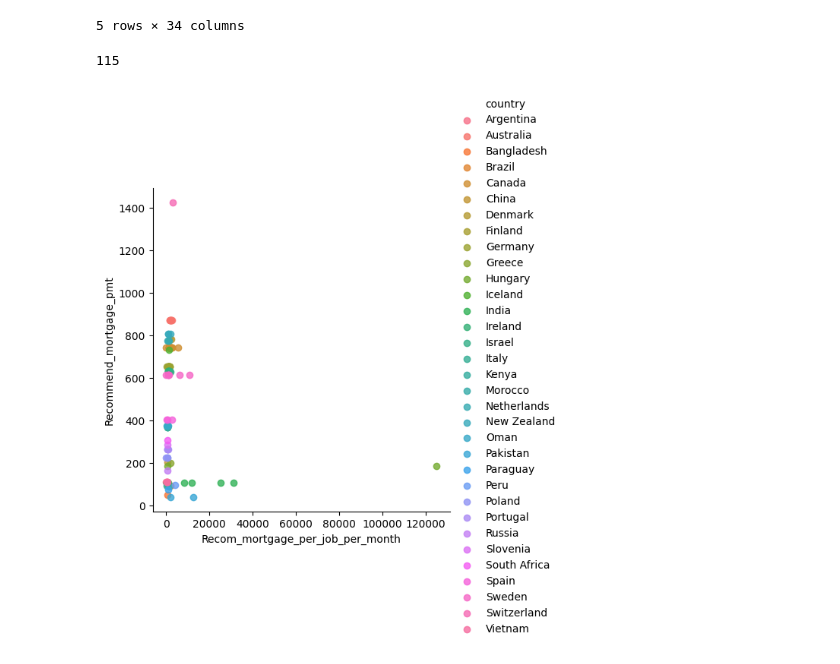
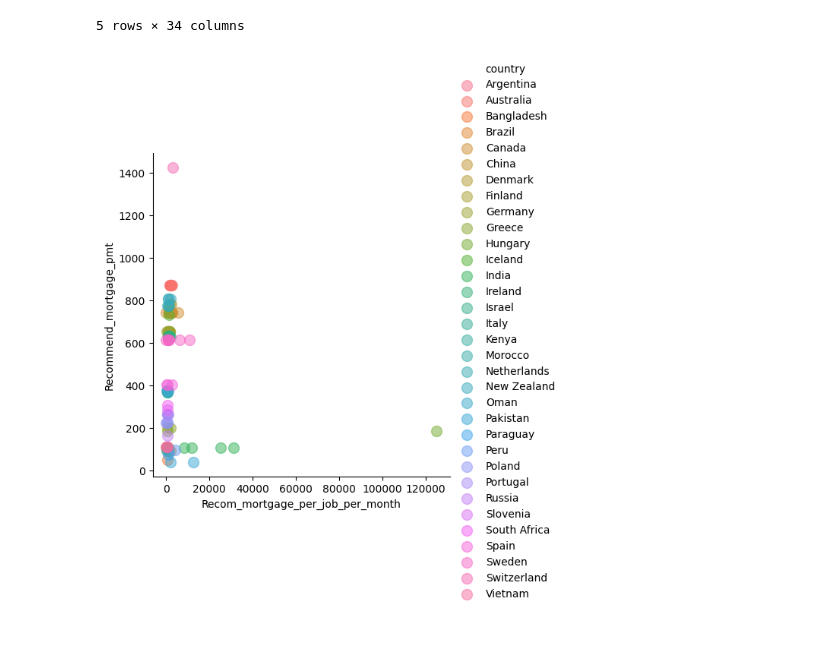
Before and after one commit to ChloeL6/Independent-Cost-of-living, a Jupyter notebook: chloe.ipynb, the cells around one changed output. Drawn from its saved outputs; the diff is of its cells as text; code cells hidden in the pictures.

```diff
--- a/chloe.ipynb
+++ b/chloe.ipynb
@@ -180,7 +202,3 @@ filter_software.head(5)
 | 5 | 6 | 23232413 | Oceania | Australia | AUS | 1189000.0 | MULTIPOLYGON (((147.68926 -40.808... | 4023.30 | ... |
 | 6 | 6 | 23232413 | Oceania | Australia | AUS | 1189000.0 | MULTIPOLYGON (((147.68926 -40.808... | 4023.30 | ... |
 5 rows × 34 columns
-# %%
-filter_software['Recommend_mortgage_pmt'].count()
-# %% [output]
-115
@@ -189,11 +205,12 @@ f
 # %%
 #use hue argument to provide a factor variable
 
 sns.lmplot(x='Recom_mortgage_per_job_per_month',
             y='Recommend_mortgage_pmt',data=filter_software,
             fit_reg=False,
-            hue='country')
+            hue='country',
+            scatter_kws={"alpha": 0.5, 's':100})
 
 plt.show()
 # %% [output]
-[figure, old version]
+[figure, new version]
```
Also changed, not shown: parts of 2 cells of this notebook.
